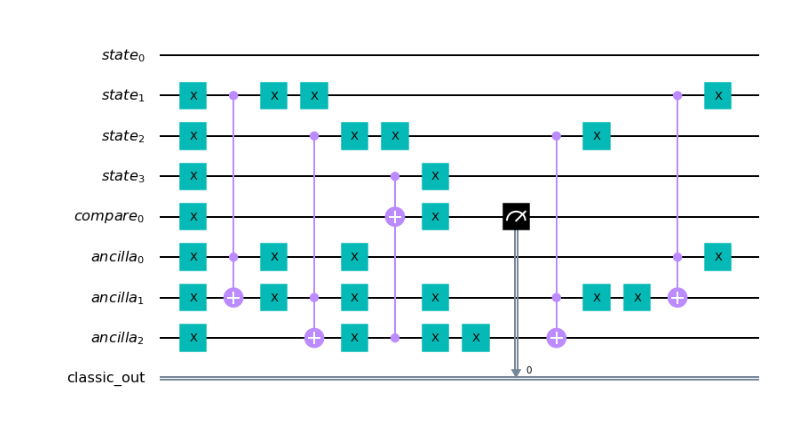
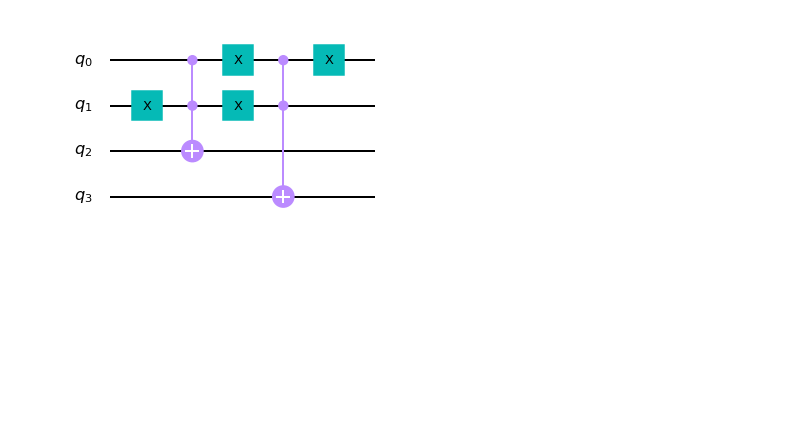
Before and after one commit to ix-stefstet/qaif, a Jupyter notebook: src/jupyter/Comparing two number.ipynb, the cells around one changed output. Drawn from its saved outputs; the diff is of its cells as text; code cells hidden in the pictures; blank space fills up the shorter version.

```diff
--- a/src/jupyter/Comparing two number.ipynb
+++ b/src/jupyter/Comparing two number.ipynb
@@ -3,18 +3,28 @@ from qiskit import  Aer, ClassicalRegister, QuantumRegister, QuantumCircuit, exe
 from qiskit.circuit.library import IntegerComparator
 # import basic plot tools
 from qiskit.visualization import plot_histogram
-# %%
-comparator = IntegerComparator(num_state_qubits=4, value=2, geq=False, name="Comparator")
-c = ClassicalRegister(1, name="classic_out") #Classical output
-comparator.add_register(c)
-
-#comparator.h(comparator.qubits[0])
-#comparator.h(comparator.qubits[1])
-#comparator.h(comparator.qubits[2])
-#comparator.h(comparator.qubits[3])
-#sum = QuantumRegister(4, name="sum") #Second number, then sum
-#comparator.add_register(b)
-comparator.measure(comparator.qubits[4], c[0])
-comparator.draw()
-# %% [output]
-[figure, removed]
+# %%
+def bitComparator():
+    qc = QuantumCircuit(4)
+
+    qc.x(1)
+
+    qc.ccx(0,1,2)
+
+    qc.x(0)
+    qc.x(1)
+
+    qc.ccx(0,1,3)
+
+    qc.x(0)
+
+    # We will return the diffuser as a gate
+    U_c = qc.to_gate()
+    U_c.name = "$U_c$"
+    return qc
+
+
+test = bitComparator()
+test.draw()
+# %% [output]
+[figure, added]
```
Also changed, not shown: parts of 2 cells of this notebook, 1 other file.
